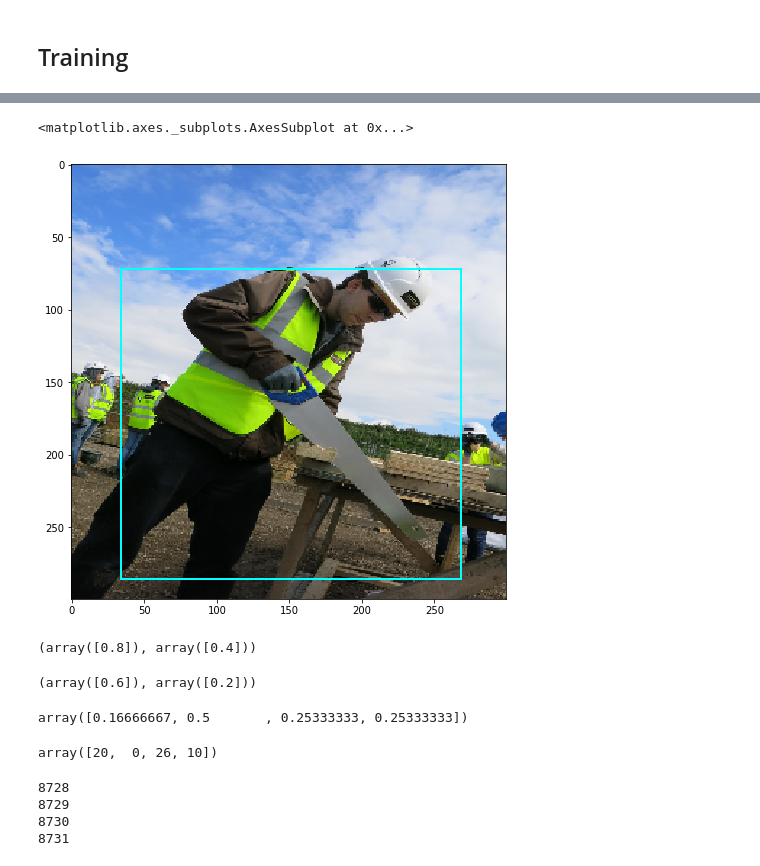
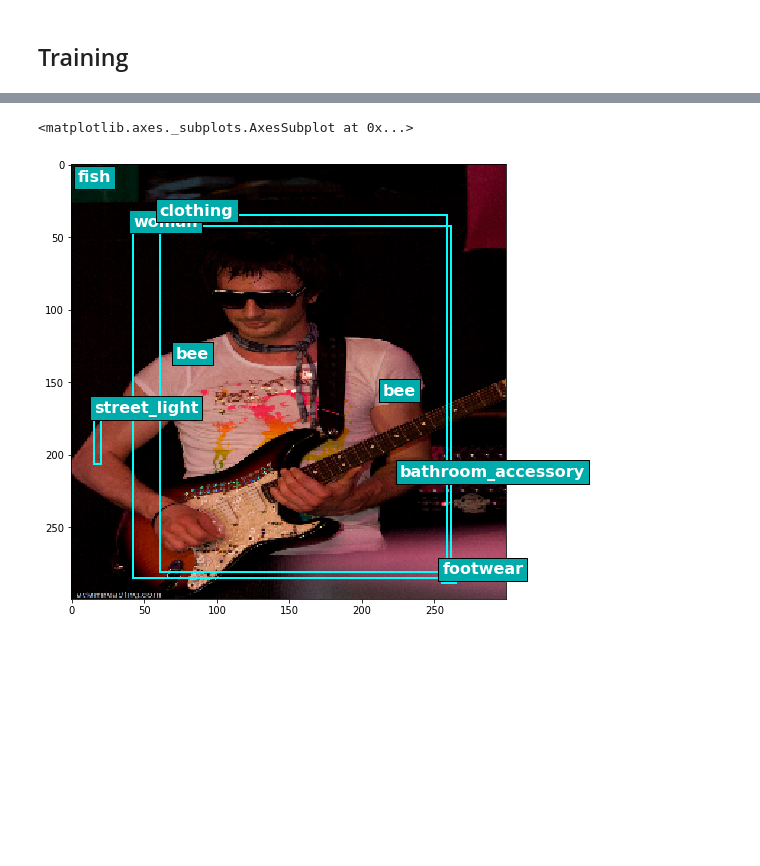
Before and after one commit to BAlmeidaS/capstone-udacity-mle, a Jupyter notebook: project/notebooks/modeling-exploration.ipynb, the cells around one changed output, grey strips where cells are left out. Cells and saved outputs as stored; diff of their text form; code cells hidden in the pictures; blank space fills up the shorter version.

```diff
--- a/project/notebooks/modeling-exploration.ipynb
+++ b/project/notebooks/modeling-exploration.ipynb
@@ -198,21 +166,0 @@ image.array_to_img(img)
-# %%
-norm_img = da.normalize(img)
-pred = model.predict(np.expand_dims(norm_img, axis=0))[0]
-
-best = []
-
-for num in range(8732):
-    target[num][-4:]
-    pred[:, -4:][num]
-
-    pred_trans = transf(pred[:, -4:][num],
-                        BBOX_REF.references.iloc[num].values)
-
-    i = iou.iou(target[num][-4:], np.array(pred_trans))
-
-    if i > 0:
-        print(num, i)
-        best.append((num, pred_trans))
-
-for num, _ in best:
-    print("target: ", pred[num])
@@ -221,0 +167,19 @@ target:  [ 0.72598857  0.27401137  0.00328364  0.10704712 -0.14130652 -0.2310489
+# %%
+# loading one example image from train data
+with h5py.File(os.path.join(METAPATH, 'train_data_650.h5'), 'r') as f:
+    batches = f['batches']
+    train_X, train_y = f[batches[21][0]][:], f[batches[2][1]][:]
+
+sample = 1
+
+img = train_X[sample]
+target = train_y[sample]
+
+norm_img = da.normalize(img)
+
+pred_batch = model.predict(np.expand_dims(img, axis=0))
+pred = pred_batch[0]
+
+display(pred.shape)
+
+display(image.array_to_img(norm_img))
@@ -222,19 +189,13 @@ target:  [ 0.72598857  0.27401137  0.00328364  0.10704712 -0.14130652 -0.2310489
 # %%
 img_jpg = image.array_to_img(img)
 
 plt.figure(figsize=(12,8))
 plt.imshow(img_jpg)
 
-visuals.draw_bbox(img_jpg, best[0][1])
+topk = 10
+visuals.draw_many_bboxes(img_jpg, pred[:, -4:],
+                         label=[ohc.get_feature_names()[int(i - 1)][3:]
+                                for i in pred[:topk, 0]])
 # %% [output]
 <matplotlib.axes._subplots.AxesSubplot at 0x...>
-[figure, old version]
+[figure, new version]
-# %%
-from project.model import iou
-display(iou.lower_right(np.expand_dims([0.7, 0.3, 0.2, 0.2],
-                                       axis=0)))
-display(iou.upper_left(np.expand_dims([0.7, 0.3, 0.2, 0.2],
-                                       axis=0)))
-# %% [output]
-(array([0.8]), array([0.4]))
-(array([0.6]), array([0.2]))
@@ -252,18 +201,0 @@ def transf(p, d):
-# %%
-BBOX_REF.references.iloc[8696].values
-# %% [output]
-array([0.16666667, 0.5       , 0.25333333, 0.25333333])
-# %%
-target = CategoryEncoder.transform(bboxes)
-np.argmax(target[:, :-4], axis=1)
-# %% [output]
-array([20,  0, 26, 10])
-# %%
-for i, r in enumerate(target[:, 0]):
-    if r == 0:
-        print(i)
-# %% [output]
-8728
-8729
-8730
-8731
```
Also changed, not shown: parts of 20 cells of this notebook.
